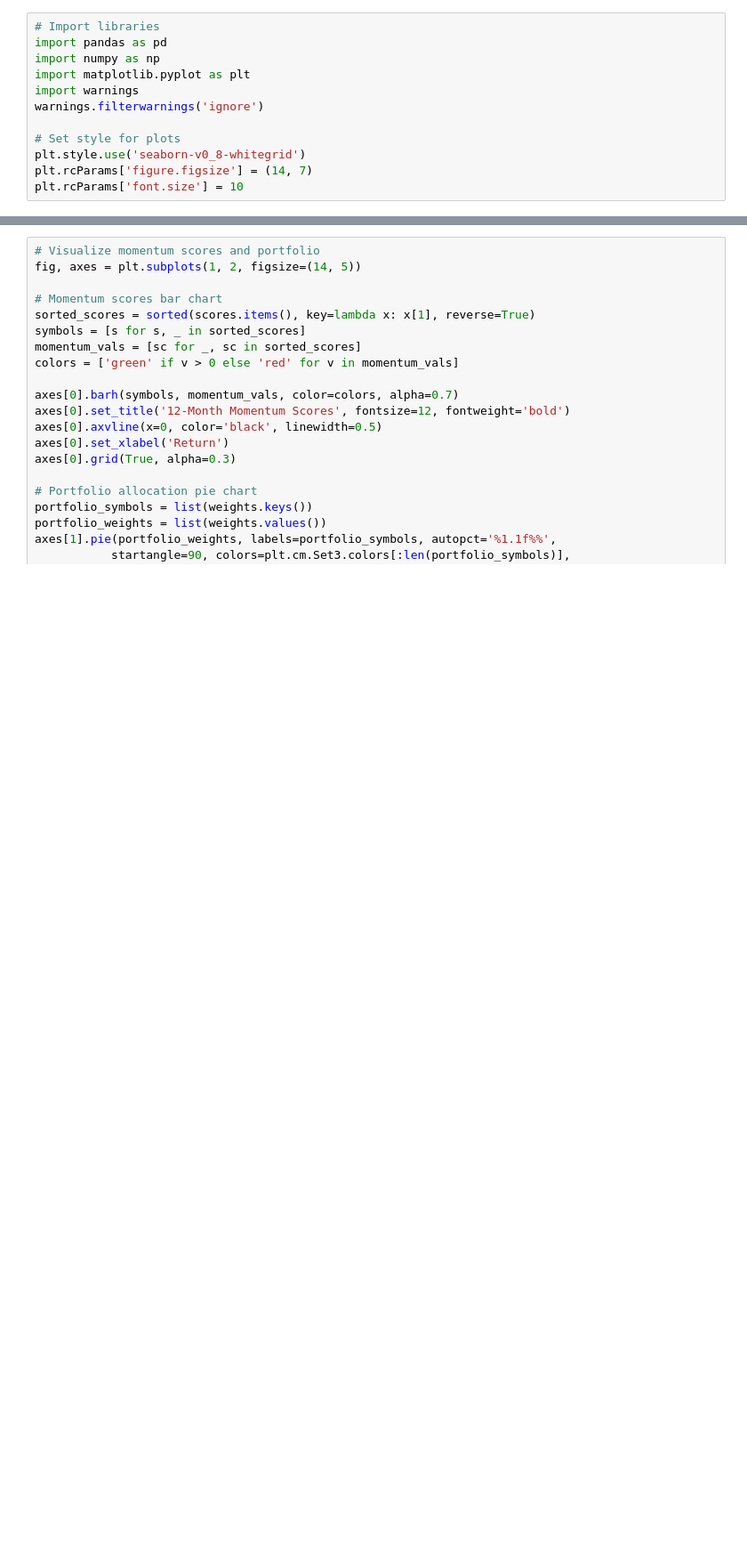
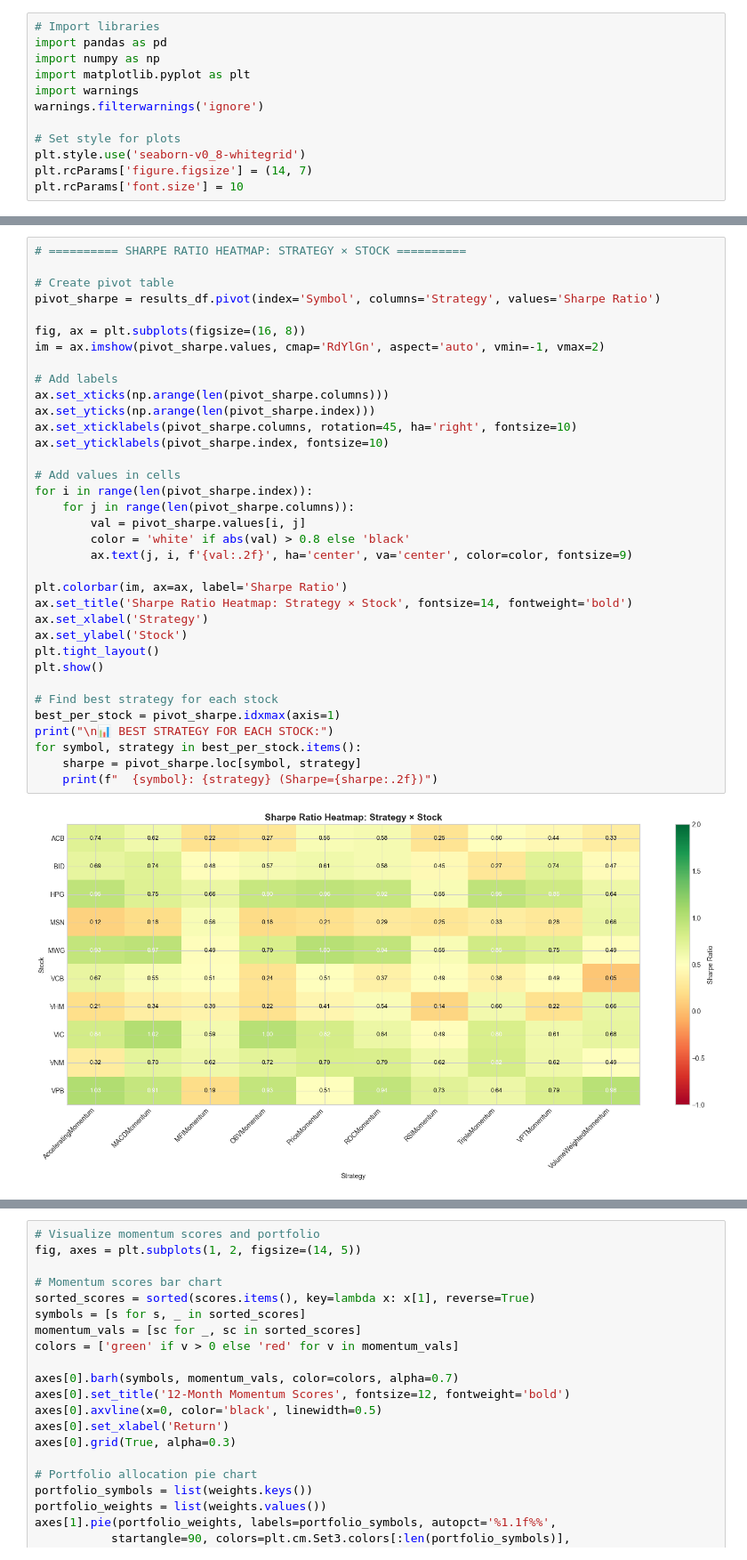
Before and after one commit to NgokNgo/computational-finance, a Jupyter notebook: notebooks/01BasicStrategies.ipynb, the cells around one changed output, grey strips where cells are left out. Shown at 89% size. Drawn from its saved outputs; the diff is of its cells as text; blank space fills up the shorter version.

```diff
--- a/notebooks/01BasicStrategies.ipynb
+++ b/notebooks/01BasicStrategies.ipynb
@@ -765,0 +904,37 @@ Top N: 3 stocks
+# %%
+# ========== SHARPE RATIO HEATMAP: STRATEGY × STOCK ==========
+
+# Create pivot table
+pivot_sharpe = results_df.pivot(index='Symbol', columns='Strategy', values='Sharpe Ratio')
+
+fig, ax = plt.subplots(figsize=(16, 8))
+im = ax.imshow(pivot_sharpe.values, cmap='RdYlGn', aspect='auto', vmin=-1, vmax=2)
+
+# Add labels
+ax.set_xticks(np.arange(len(pivot_sharpe.columns)))
+ax.set_yticks(np.arange(len(pivot_sharpe.index)))
+ax.set_xticklabels(pivot_sharpe.columns, rotation=45, ha='right', fontsize=10)
+ax.set_yticklabels(pivot_sharpe.index, fontsize=10)
+
+# Add values in cells
+for i in range(len(pivot_sharpe.index)):
+    for j in range(len(pivot_sharpe.columns)):
+        val = pivot_sharpe.values[i, j]
+        color = 'white' if abs(val) > 0.8 else 'black'
+        ax.text(j, i, f'{val:.2f}', ha='center', va='center', color=color, fontsize=9)
+
+plt.colorbar(im, ax=ax, label='Sharpe Ratio')
+ax.set_title('Sharpe Ratio Heatmap: Strategy × Stock', fontsize=14, fontweight='bold')
+ax.set_xlabel('Strategy')
+ax.set_ylabel('Stock')
+plt.tight_layout()
+plt.show()
+
+# Find best strategy for each stock
+best_per_stock = pivot_sharpe.idxmax(axis=1)
+print("\n📊 BEST STRATEGY FOR EACH STOCK:")
+for symbol, strategy in best_per_stock.items():
+    sharpe = pivot_sharpe.loc[symbol, strategy]
+    print(f"  {symbol}: {strategy} (Sharpe={sharpe:.2f})")
+# %% [output]
+[figure, added]
```
Also changed, not shown: parts of 58 cells of this notebook, 15 other files.
